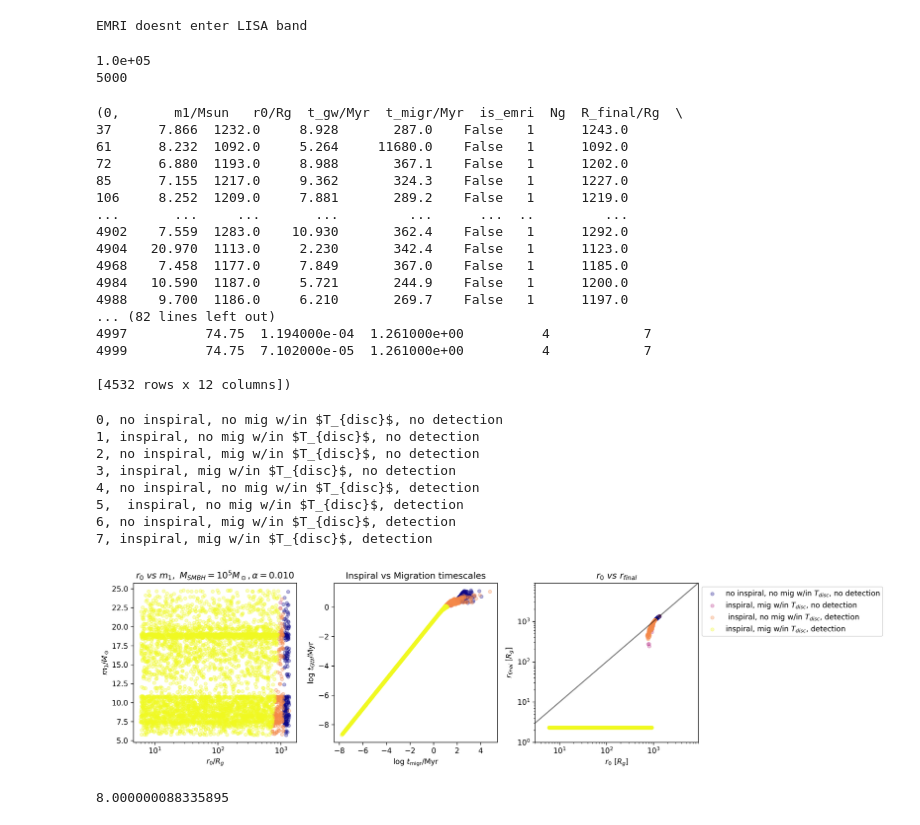
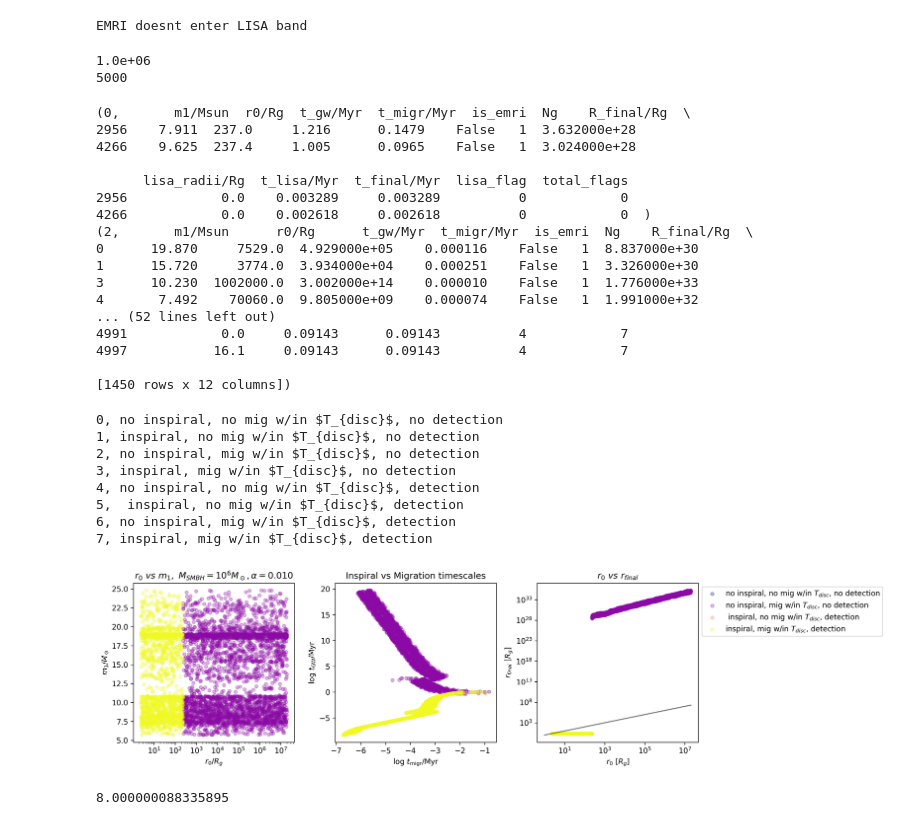
Before and after one commit to jt-stevenson/EMRIs_test, a Jupyter notebook: EMRIs_plots.ipynb, the cells around one changed output. Cells and saved outputs as stored; diff of their text form; code cells hidden in the pictures.

```diff
--- a/EMRIs_plots.ipynb
+++ b/EMRIs_plots.ipynb
@@ -14,11 +14,11 @@ from tqdm import tqdm
 
 start = datetime.now()
 # %%
-c=121606
+c=693163
 
-dir=f'EMRIs_Jupiter_2/c_{c}/TQM/alpha_0.01/'
+dir=f'EMRIs_Jupiter_2/c_{c}/NT/alpha_0.01/'
 
-filename = f"EMRIs_Jupiter_2/c_{c}/TQM/alpha_0.01/EMRIs_G23_1g_5000_events_with_GW.txt"
+filename = f"EMRIs_Jupiter_2/c_{c}/NT/alpha_0.01/EMRIs_G23_1g_5000_events_with_GW.txt"
 
 MBH, T = np.genfromtxt("SMBHmass_local_AGNlifetime_pairs.txt", unpack=True, skip_header=3)
 # %%
@@ -202,29 +205,29 @@ print(N)
 
 power=np.log10(Mbh)
 # %% [output]
-1.0e+05
+1.0e+06
 5000
 # %%
 for group in groups:
     print(group)
 # %% [output]
-(0,       m1/Msun   r0/Rg  t_gw/Myr  t_migr/Myr  is_emri  Ng  R_final/Rg  \
-37      7.866  1232.0     8.928       287.0    False   1      1243.0
-61      8.232  1092.0     5.264     11680.0    False   1      1092.0
-72      6.880  1193.0     8.988       367.1    False   1      1202.0
-85      7.155  1217.0     9.362       324.3    False   1      1227.0
-106     8.252  1209.0     7.881       289.2    False   1      1219.0
-...       ...     ...       ...         ...      ...  ..         ...
-4902    7.559  1283.0    10.930       362.4    False   1      1292.0
-4904   20.970  1113.0     2.230       342.4    False   1      1123.0
-4968    7.458  1177.0     7.849       367.0    False   1      1185.0
-4984   10.590  1187.0     5.721       244.9    False   1      1200.0
-4988    9.700  1186.0     6.210       269.7    False   1      1197.0
-... (82 lines left out)
-4997          74.75  1.194000e-04  1.261000e+00          4            7
-4999          74.75  7.102000e-05  1.261000e+00          4            7
+(0,       m1/Msun  r0/Rg  t_gw/Myr  t_migr/Myr  is_emri  Ng    R_final/Rg  \
+2956    7.911  237.0     1.216      0.1479    False   1  3.632000e+28
+4266    9.625  237.4     1.005      0.0965    False   1  3.024000e+28
 
-[4532 rows x 12 columns])
+      lisa_radii/Rg  t_lisa/Myr  t_final/Myr  lisa_flag  total_flags
+2956            0.0    0.003289     0.003289          0            0
+4266            0.0    0.002618     0.002618          0            0  )
+(2,       m1/Msun      r0/Rg      t_gw/Myr  t_migr/Myr  is_emri  Ng    R_final/Rg  \
+0      19.870     7529.0  4.929000e+05    0.000116    False   1  8.837000e+30
+1      15.720     3774.0  3.934000e+04    0.000251    False   1  3.326000e+30
+3      10.230  1002000.0  3.002000e+14    0.000010    False   1  1.776000e+33
+4       7.492    70060.0  9.805000e+09    0.000074    False   1  1.991000e+32
+... (52 lines left out)
+4991            0.0     0.09143      0.09143          4            7
+4997           16.1     0.09143      0.09143          4            7
+
+[1450 rows x 12 columns])
 # %%
 colour='plasma'
 # colour='rainbow_r'
@@ -274,37 +277,37 @@ i=2
 for k in range(0, 8):
     try:
         axs[i].scatter(groups.get_group(k)["r0/Rg"], groups.get_group(k)["R_final/Rg"], color=colors_map[k],
                    label=labels[k],
                    s=20, alpha=0.3)
     except KeyError:
         pass
 
-x = np.linspace(1, 1e5, 100)
+x = np.linspace(1, 2e7, 100)
 axs[i].plot(x, x, c="black", alpha=0.5)
 
 axs[i].set_xlabel(r'$r_0$ [$R_g$]')
-axs[i].set_xlim(3, 9e3)
-axs[i].set_ylim(1, 9e3)
+# axs[i].set_xlim(3, 9e3)
+# axs[i].set_ylim(1, 9e3)
 axs[i].set_xscale('log')
 axs[i].set_yscale('log')
 axs[i].set_ylabel(r'$r_{final}$ [$R_g$]')
 axs[i].set_title('$r_0~vs~r_{final}$')
 # axs[i].legend()
 axs[i].legend(bbox_to_anchor=(1,1))
 
 plt.tight_layout()
 plt.savefig(f'{dir}/summary_{N}_SMBH_1e{power:.0f}.pdf')
 plt.show()
 # %% [output]
 0, no inspiral, no mig w/in $T_{disc}$, no detection
 1, inspiral, no mig w/in $T_{disc}$, no detection
 2, no inspiral, mig w/in $T_{disc}$, no detection
 3, inspiral, mig w/in $T_{disc}$, no detection
 4, no inspiral, no mig w/in $T_{disc}$, detection
 5,  inspiral, no mig w/in $T_{disc}$, detection
 6, no inspiral, mig w/in $T_{disc}$, detection
 7, inspiral, mig w/in $T_{disc}$, detection
-[figure, old version]
+[figure, new version]
 # %%
 # fig, axs = plt.subplots(1, 3, figsize=(15, 5), dpi=100)
 # i=0
```
Also changed, not shown: parts of 2 cells of this notebook, 4 other files.
